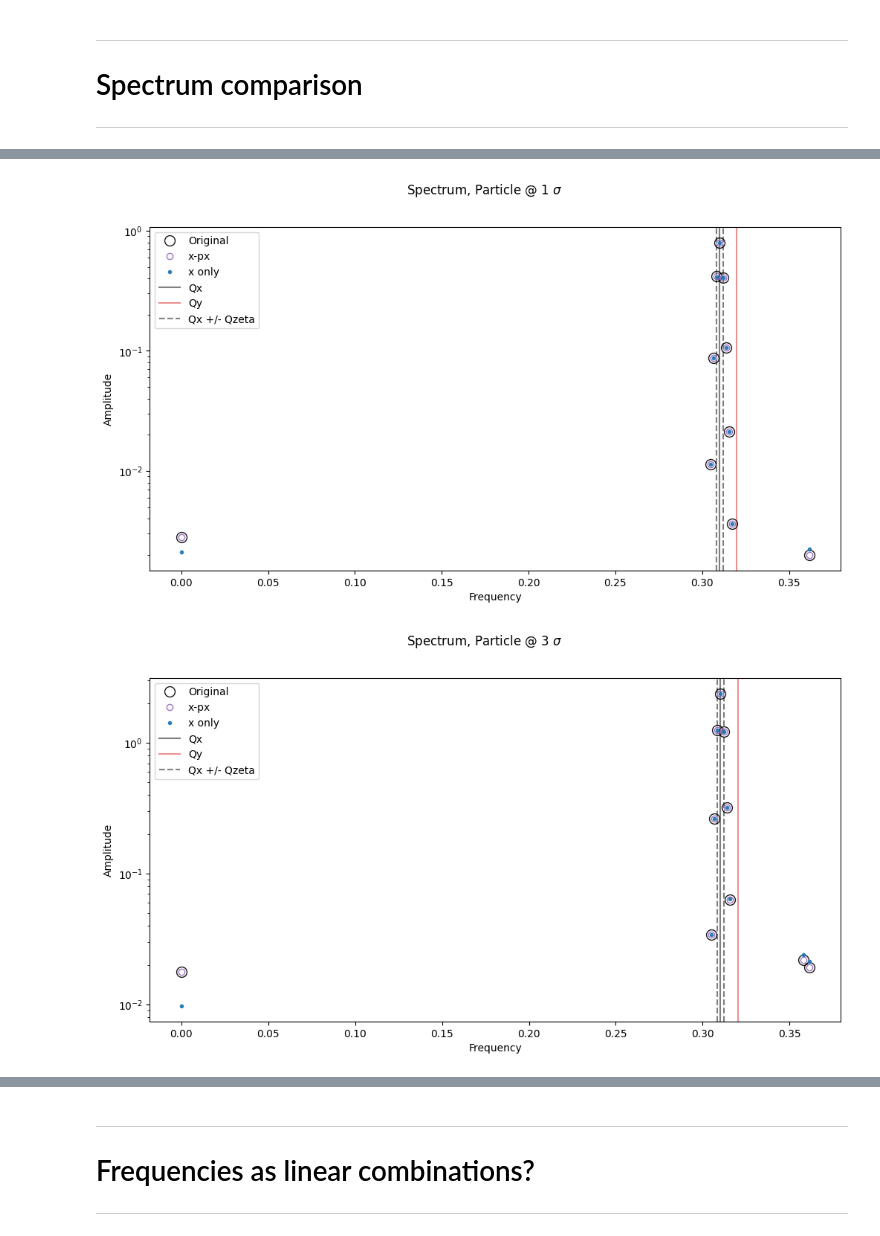
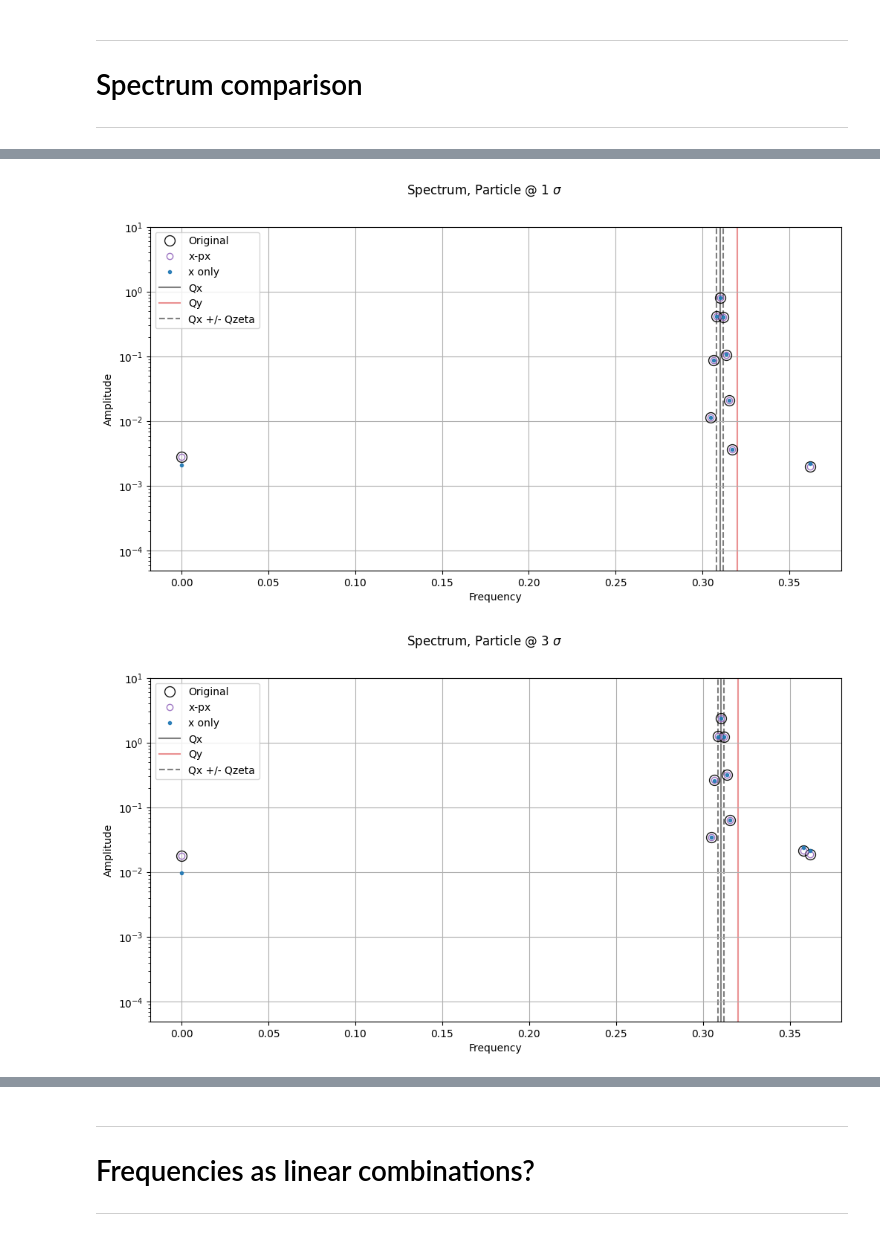
Before and after one commit to xsuite/sussix, a Jupyter notebook: examples/LHC_tracking.ipynb, the cells around one changed output, grey strips where cells are left out. Saved outputs shown, nothing was run; the diff lists cells and outputs as text; code cells hidden in the pictures.

```diff
--- a/examples/LHC_tracking.ipynb
+++ b/examples/LHC_tracking.ipynb
@@ -252,6 +252,8 @@ for part,sigma in zip(particles,[1,3,5]):
 
     plt.legend()
     plt.yscale('log')
+    plt.ylim(5e-5,1e1)
+    plt.grid()
     plt.xlabel(rf'Frequency')
     plt.ylabel(rf'Amplitude')
 # %% [output]
@@ -261,26 +263,28 @@ for part,sigma in zip(particles,[1,3,5]):
 # %%
 particles = particles_off_p
 for part,sigma in zip(particles,[1,3,5]):
     plt.figure(figsize=(12,6))
     plt.suptitle(f'Spectrum, Particle @ {sigma} $\sigma$')
     spectrum_x    = sussix.get_spectrum(part['x']           ,number_of_harmonics = n_harm,Hann_order=2)
     spectrum_x_px = sussix.get_spectrum(part['x'],part['px'],number_of_harmonics = n_harm,Hann_order=2)
 
     fundamental_tunes = [sussix.get_tune(part[f'{plane}'],part[f'p{plane}'],Hann_order=2) for plane in ['x','y','zeta']]
 
     plt.plot( np.abs(part['dfx'].frequency[:n_harm]),np.abs(part['dfx'].amplitude[:n_harm]),'o',ms=10,mfc='none',   color='black' ,alpha=0.9,label='Original')
     plt.plot( np.abs(spectrum_x_px.frequency),np.abs(spectrum_x_px.amplitude),'o',mfc='none',   color='C4' ,alpha=0.9,label='x-px')
     plt.plot( np.abs(spectrum_x.frequency)   ,np.abs(spectrum_x.amplitude),'.'   ,                    color='C0' ,alpha=0.9,label='x only')
 
     plt.axvline(fundamental_tunes[0],color='k',label='Qx',zorder = -100,alpha=0.5)
     plt.axvline(fundamental_tunes[1],color='C3',label='Qy',zorder = -100,alpha=0.5)
     plt.axvline(fundamental_tunes[0]+fundamental_tunes[2],ls='--',color='k',label='Qx +/- Qzeta',zorder = -100,alpha=0.5)
     plt.axvline(fundamental_tunes[0]-fundamental_tunes[2],ls='--',color='k',zorder = -100,alpha=0.5)
 
     plt.legend()
     plt.yscale('log')
+    plt.ylim(5e-5,1e1)
+    plt.grid()
     plt.xlabel(rf'Frequency')
     plt.ylabel(rf'Amplitude')
 # %% [output]
-[figure, old version]
+[figure, new version]
-[figure, old version]
+[figure, new version]
```
Also changed, not shown: parts of 3 cells of this notebook.
